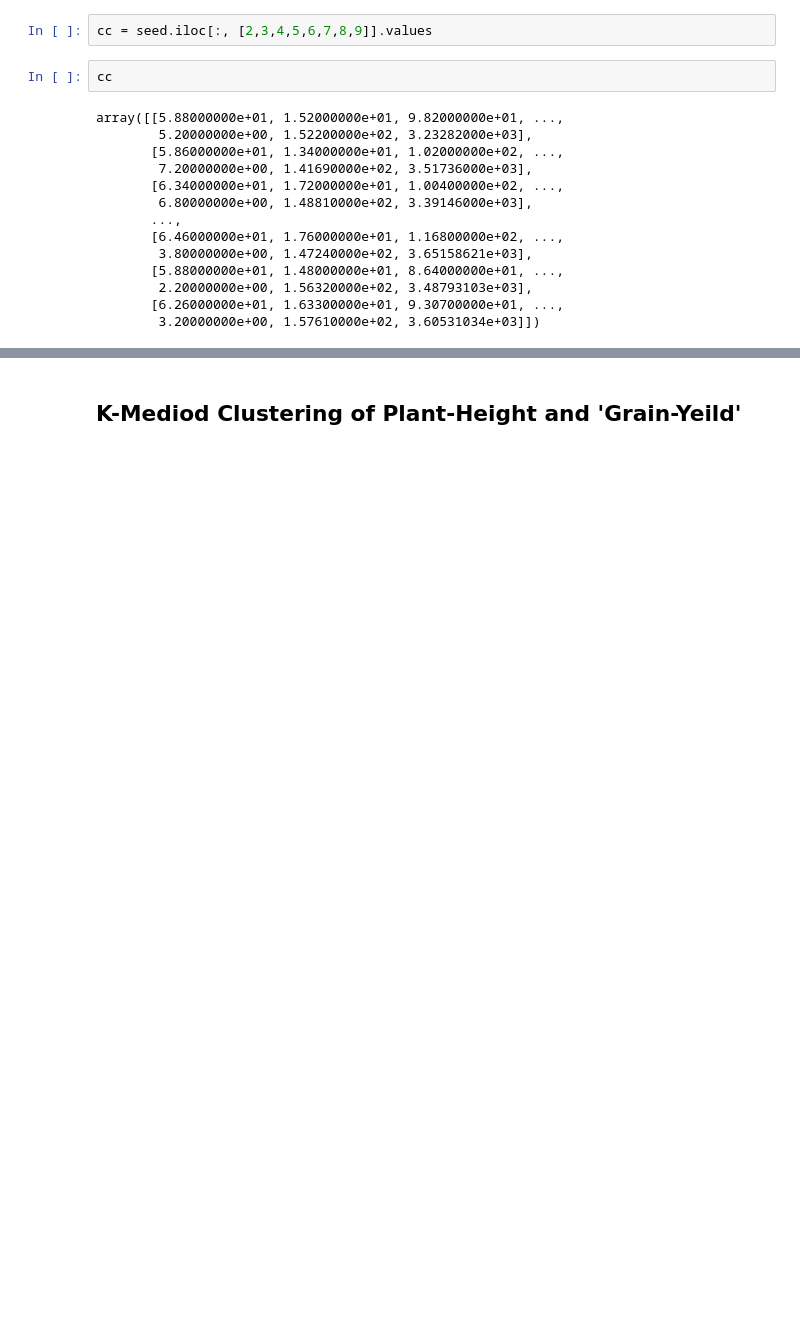
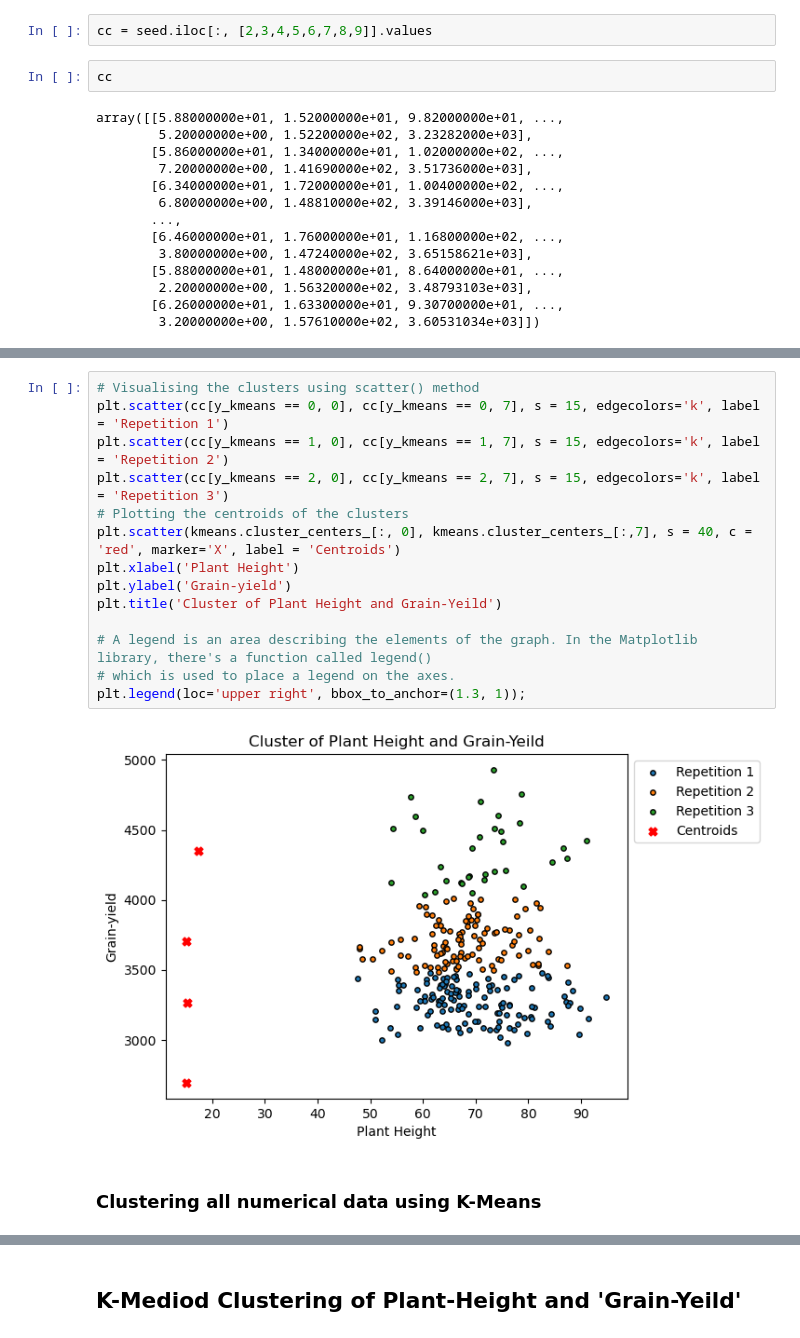
Before and after one commit to Ayomide-ola/Machine-learning-semester-2--, a Jupyter notebook: Oladipo Oluwatimileyin_ML_CA1.ipynb, the cells around one changed output, grey strips where cells are left out. Saved outputs shown, nothing was run; the diff lists cells and outputs as text; blank space fills up the shorter version.

```diff
--- a/Oladipo Oluwatimileyin_ML_CA1.ipynb
+++ b/Oladipo Oluwatimileyin_ML_CA1.ipynb
@@ -1010,0 +1073,18 @@ plt.legend(loc='upper right', bbox_to_anchor=(1.3, 1));
+# %%
+# Visualising the clusters using scatter() method
+plt.scatter(cc[y_kmeans == 0, 0], cc[y_kmeans == 0, 7], s = 15, edgecolors='k', label = 'Repetition 1')
+plt.scatter(cc[y_kmeans == 1, 0], cc[y_kmeans == 1, 7], s = 15, edgecolors='k', label = 'Repetition 2')
+plt.scatter(cc[y_kmeans == 2, 0], cc[y_kmeans == 2, 7], s = 15, edgecolors='k', label = 'Repetition 3')
+# Plotting the centroids of the clusters
+plt.scatter(kmeans.cluster_centers_[:, 0], kmeans.cluster_centers_[:,7], s = 40, c = 'red', marker='X', label = 'Centroids')
+plt.xlabel('Plant Height')
+plt.ylabel('Grain-yield')
+plt.title('Cluster of Plant Height and Grain-Yeild')
+
+# A legend is an area describing the elements of the graph. In the Matplotlib library, there's a function called legend()
+# which is used to place a legend on the axes.
+plt.legend(loc='upper right', bbox_to_anchor=(1.3, 1));
+# %% [output]
+[figure, added]
+# %% [markdown]
+### Clustering all numerical data using K-Means
```
Also changed, not shown: parts of 36 cells of this notebook.
